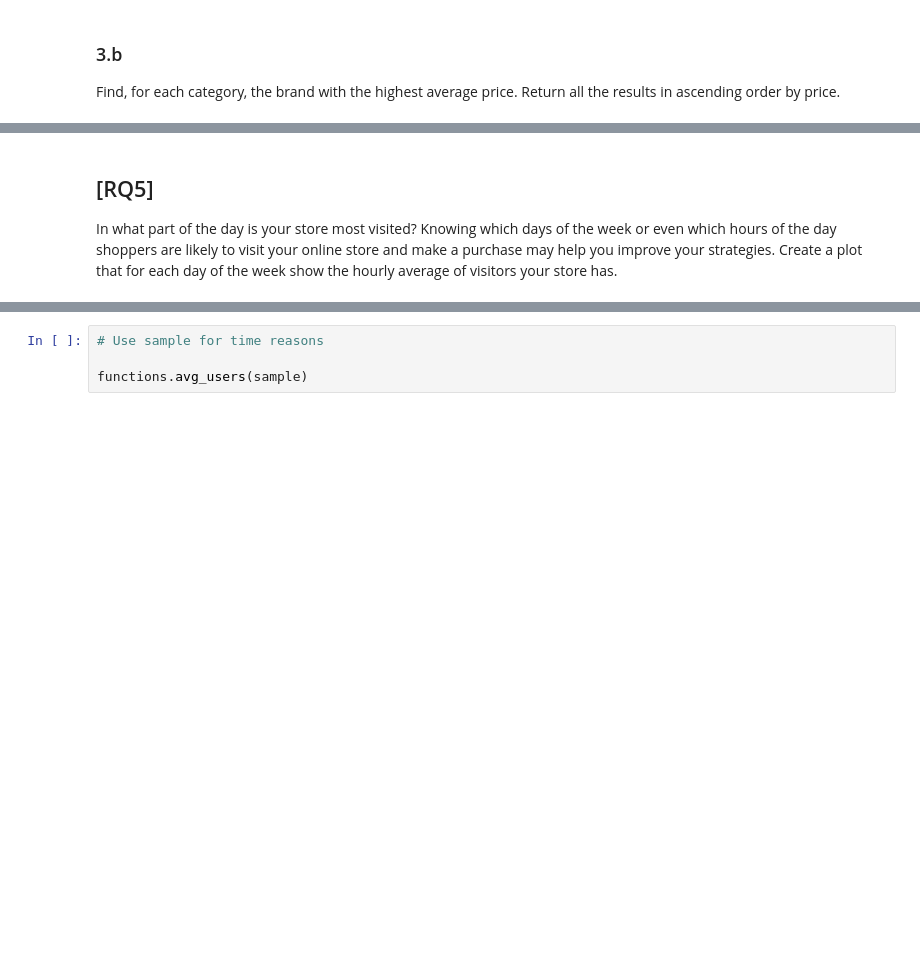
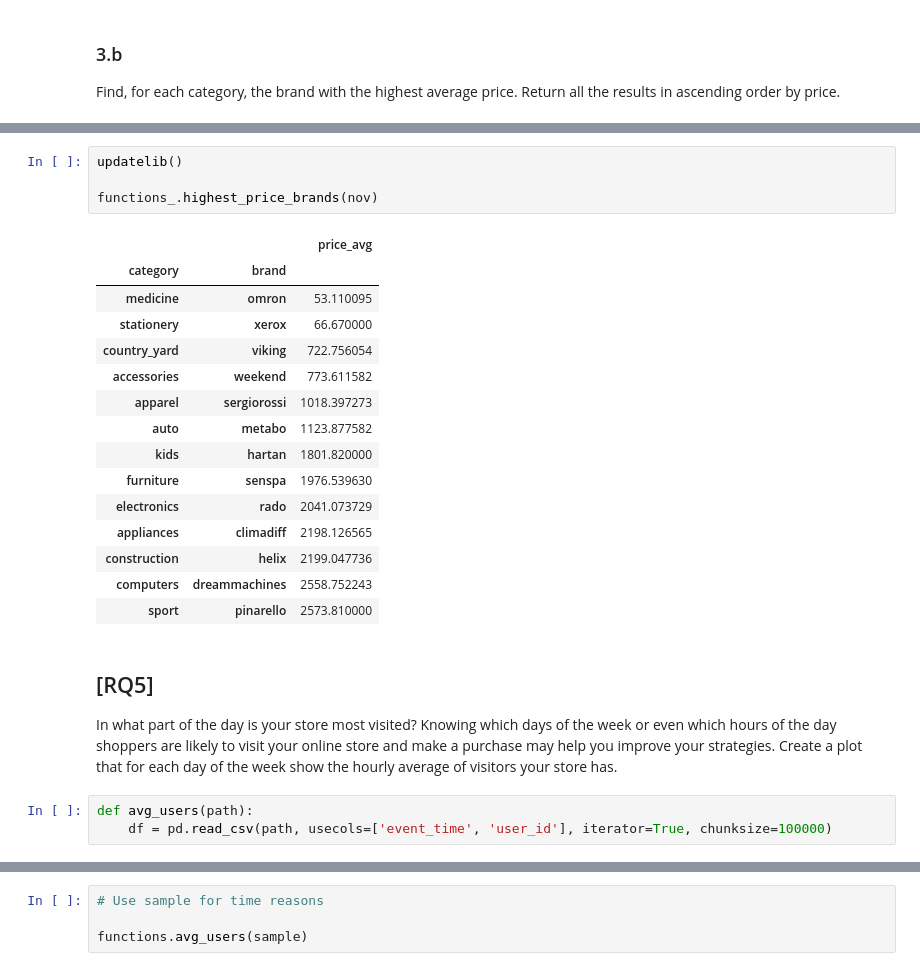
Before and after one commit to mikcnt/adm-homework-2, a Jupyter notebook: exercises_test.ipynb, the cells around one changed output, grey strips where cells are left out. Drawn from its saved outputs; the diff is of its cells as text; blank space fills up the shorter version.

```diff
--- a/exercises_test.ipynb
+++ b/exercises_test.ipynb
@@ -155,4 +156,27 @@ functions.highest_price_brands(df_Nov)
+# %%
+updatelib()
+
+functions_.highest_price_brands(nov)
+# %% [output]
+|  |  | price_avg |
+| category | brand |  |
+| medicine | omron | 53.110095 |
+| stationery | xerox | 66.670000 |
+| country_yard | viking | 722.756054 |
+| accessories | weekend | 773.611582 |
+| apparel | sergiorossi | 1018.397273 |
+| auto | metabo | 1123.877582 |
+| kids | hartan | 1801.820000 |
+| furniture | senspa | 1976.539630 |
+| electronics | rado | 2041.073729 |
+| appliances | climadiff | 2198.126565 |
+| construction | helix | 2199.047736 |
+| computers | dreammachines | 2558.752243 |
+| sport | pinarello | 2573.810000 |
 # %% [markdown]
 ## [RQ5]
 In what part of the day is your store most visited? Knowing which days of the week or even which hours of the day shoppers are likely to visit your online store and make a purchase may help you improve your strategies. Create a plot that for each day of
 the week show the hourly average of visitors your store has.
+# %%
+def avg_users(path):
+    df = pd.read_csv(path, usecols=['event_time', 'user_id'], iterator=True, chunksize=100000)
```
Also changed, not shown: parts of 15 cells of this notebook, 1 other file.
